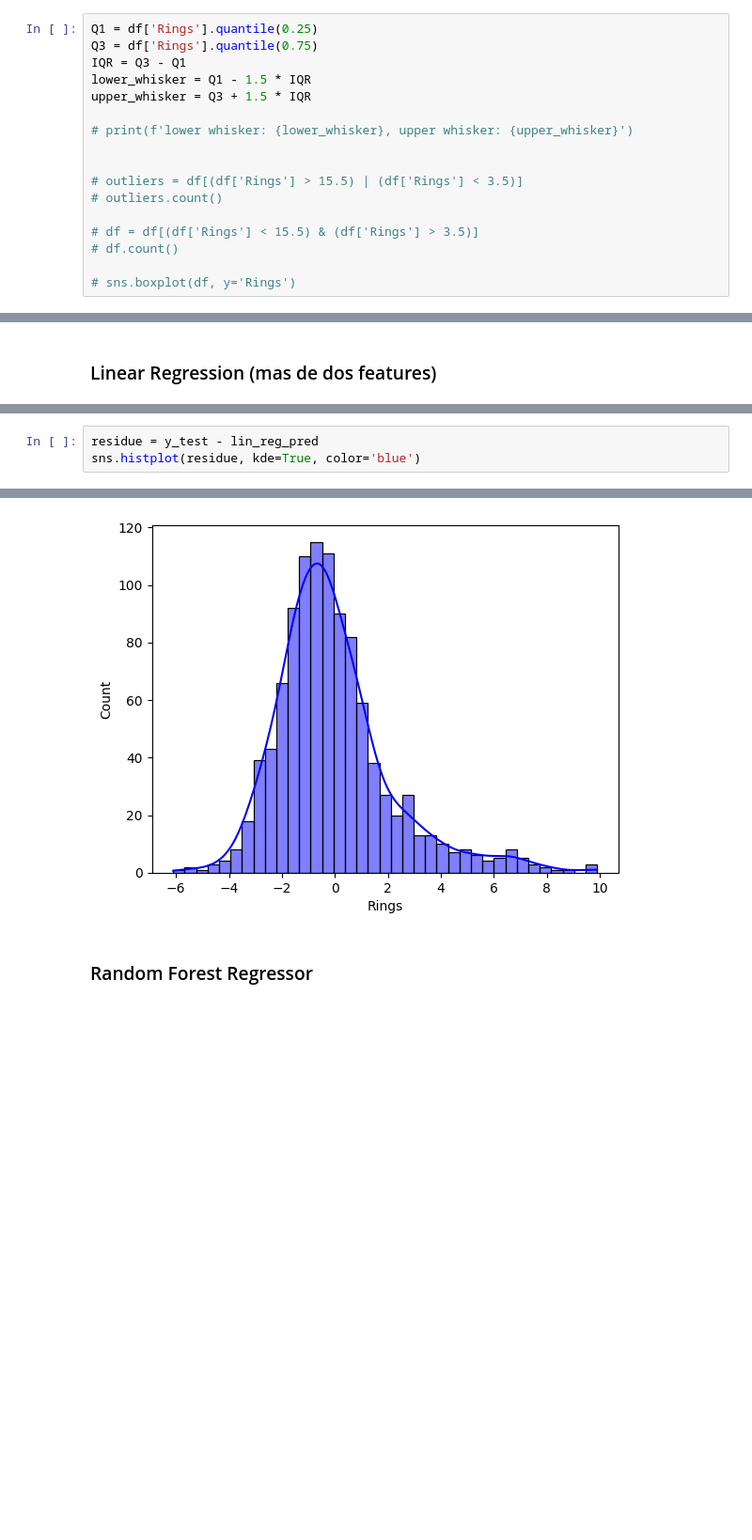
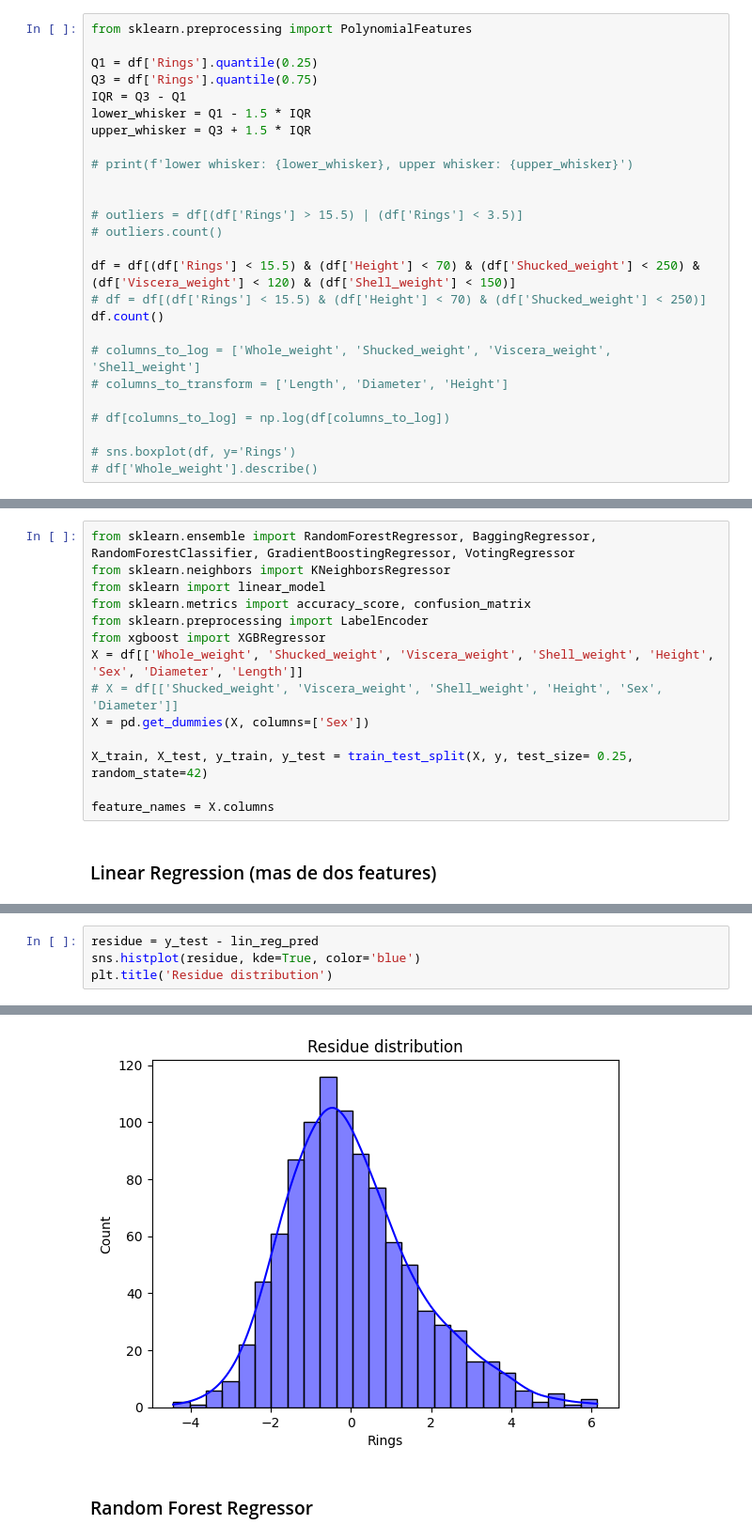
Before and after one commit to IvanLpp/EntregaIAA, a Jupyter notebook: Borrador_Entrega_2.ipynb, the cells around one changed output, grey strips where cells are left out. Shown at 94% size. Saved outputs shown, nothing was run; the diff lists cells and outputs as text; blank space fills up the shorter version.

```diff
--- a/Borrador_Entrega_2.ipynb
+++ b/Borrador_Entrega_2.ipynb
@@ -16,6 +20,8 @@ df.shape
 # %% [output]
 (4177, 9)
 # %%
+from sklearn.preprocessing import PolynomialFeatures
+
 Q1 = df['Rings'].quantile(0.25)
 Q3 = df['Rings'].quantile(0.75)
 IQR = Q3 - Q1
@@ -28,7 +34,14 @@ upper_whisker = Q3 + 1.5 * IQR
 # outliers = df[(df['Rings'] > 15.5) | (df['Rings'] < 3.5)]
 # outliers.count()
 
-# df = df[(df['Rings'] < 15.5) & (df['Rings'] > 3.5)]
-# df.count()
+df = df[(df['Rings'] < 15.5) & (df['Height'] < 70) & (df['Shucked_weight'] < 250) & (df['Viscera_weight'] < 120) & (df['Shell_weight'] < 150)]
+# df = df[(df['Rings'] < 15.5) & (df['Height'] < 70) & (df['Shucked_weight'] < 250)]
+df.count()
+
+# columns_to_log = ['Whole_weight', 'Shucked_weight', 'Viscera_weight', 'Shell_weight']
+# columns_to_transform = ['Length', 'Diameter', 'Height']
+
+# df[columns_to_log] = np.log(df[columns_to_log])
 
 # sns.boxplot(df, y='Rings')
+# df['Whole_weight'].describe()
@@ -122,3 +134,17 @@ scores = cross_val_score(v_reg, X, y, cv=10)
+# %%
+from sklearn.ensemble import RandomForestRegressor, BaggingRegressor, RandomForestClassifier, GradientBoostingRegressor, VotingRegressor
+from sklearn.neighbors import KNeighborsRegressor
+from sklearn import linear_model
+from sklearn.metrics import accuracy_score, confusion_matrix
+from sklearn.preprocessing import LabelEncoder
+from xgboost import XGBRegressor
+X = df[['Whole_weight', 'Shucked_weight', 'Viscera_weight', 'Shell_weight', 'Height', 'Sex', 'Diameter', 'Length']]
+# X = df[['Shucked_weight', 'Viscera_weight', 'Shell_weight', 'Height', 'Sex', 'Diameter']]
+X = pd.get_dummies(X, columns=['Sex'])
+
+X_train, X_test, y_train, y_test = train_test_split(X, y, test_size= 0.25, random_state=42)
+
+feature_names = X.columns
 # %% [markdown]
 ### Linear Regression (mas de dos features)
 # %%
@@ -145,4 +181,5 @@ Text(0, 0.5, 'Prediction')
 # %%
 residue = y_test - lin_reg_pred
 sns.histplot(residue, kde=True, color='blue')
+plt.title('Residue distribution')
 # %% [output]
@@ -150,4 +187,4 @@ sns.histplot(residue, kde=True, color='blue')
-[figure, old version]
+[figure, new version]
 # %% [markdown]
 ### Random Forest Regressor
 # %%
```
Also changed, not shown: parts of 42 cells of this notebook.
